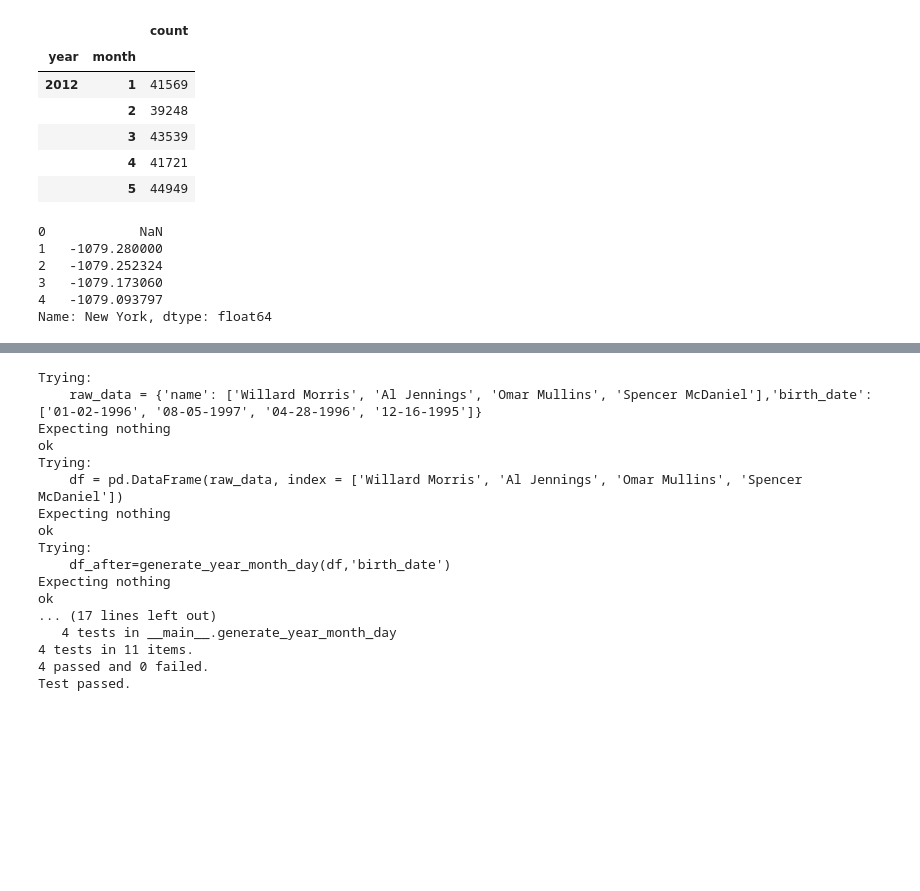
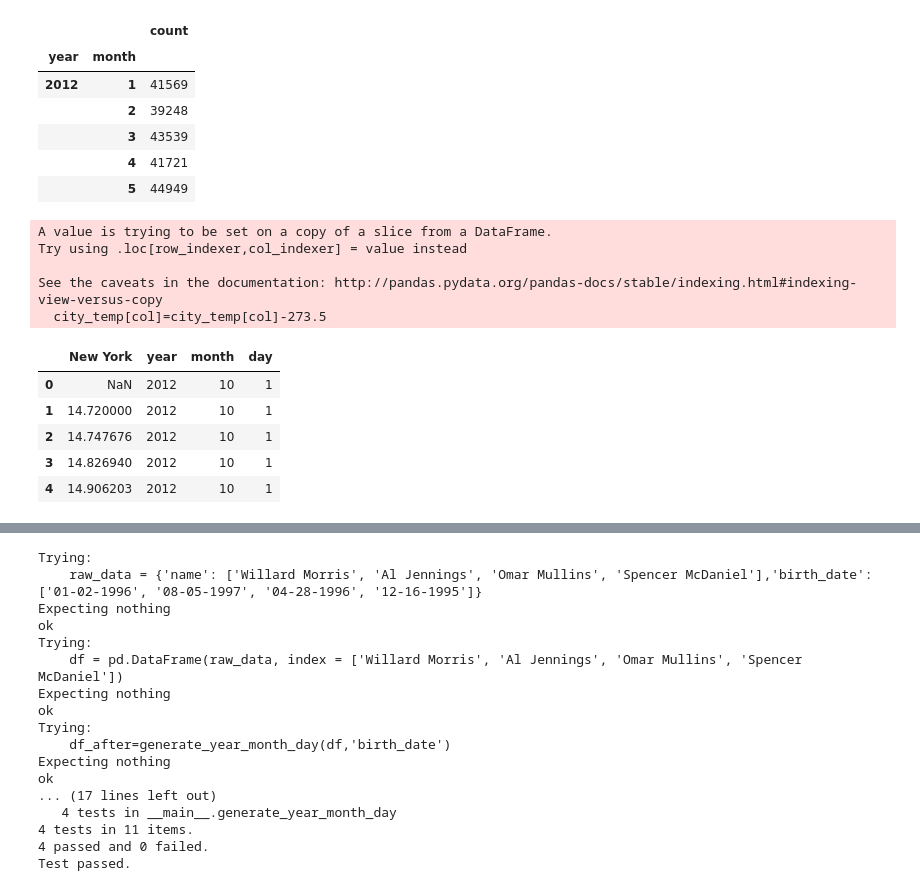
Before and after one commit to AprilW048/Final_Project, a Jupyter notebook: Weatherindex_and_Crime.ipynb, the cells around one changed output, grey strips where cells are left out. Drawn from its saved outputs; the diff is of its cells as text; code cells hidden in the pictures; blank space fills up the shorter version.

```diff
--- a/Weatherindex_and_Crime.ipynb
+++ b/Weatherindex_and_Crime.ipynb
@@ -826,14 +826,19 @@ NY_monthly_crime.head()
 |  | 5 | 44949 |
 # %%
 NY_temp=FUNC.city_temp_Celsius(Temperature,'New York')
-NY_temp['New York'].head()
+NY_temp.head()
 # %% [output]
-0            NaN
-1   -1079.280000
-2   -1079.252324
-3   -1079.173060
-4   -1079.093797
-Name: New York, dtype: float64
+A value is trying to be set on a copy of a slice from a DataFrame.
+Try using .loc[row_indexer,col_indexer] = value instead
+
+See the caveats in the documentation: http://pandas.pydata.org/pandas-docs/stable/indexing.html#indexing-view-versus-copy
+  city_temp[col]=city_temp[col]-273.5
+|  | New York | year | month | day |
+| 0 | NaN | 2012 | 10 | 1 |
+| 1 | 14.720000 | 2012 | 10 | 1 |
+| 2 | 14.747676 | 2012 | 10 | 1 |
+| 3 | 14.826940 | 2012 | 10 | 1 |
+| 4 | 14.906203 | 2012 | 10 | 1 |
 # %%
 NY_monthly_avg_temp=NY_temp[['New York','year','month']].groupby(['year','month'], as_index=False ).agg({'mean'}).reset_index().rename(columns={'New York':'mean_temp'})
 NY_monthly_avg_temp.columns = NY_monthly_avg_temp.columns.droplevel(1)
```
Also changed, not shown: parts of 6 cells of this notebook.
